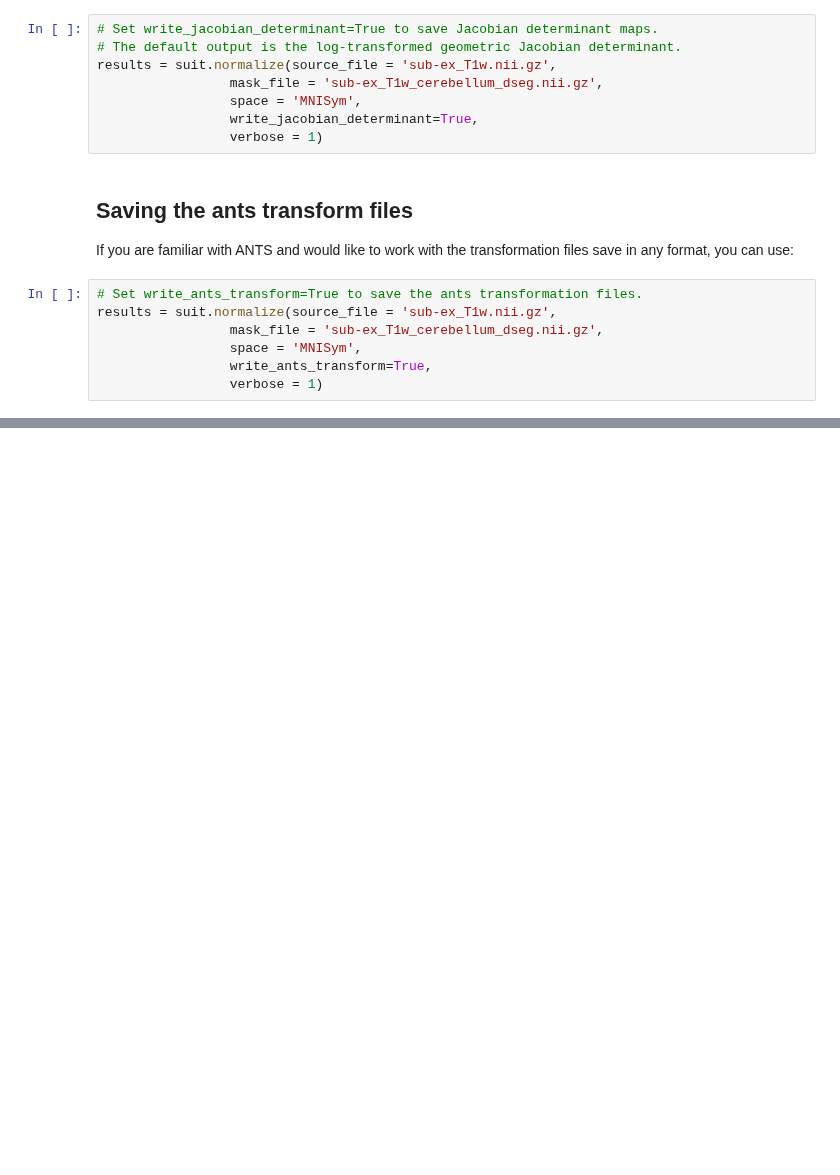
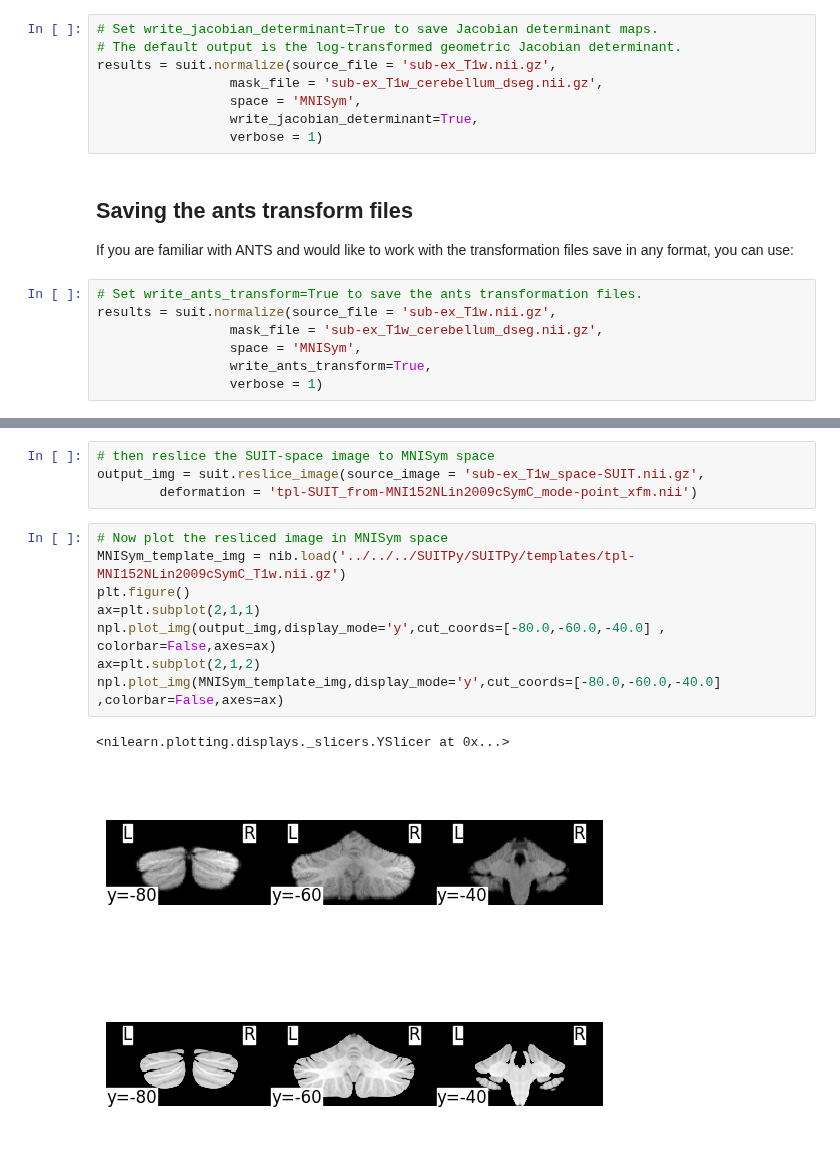
Before and after one commit to DiedrichsenLab/SUITPy, a Jupyter notebook: docs/source/tutorials/3.normalize_example.ipynb, the cells around one changed output, grey strips where cells are left out. Cells and saved outputs as stored; diff of their text form; blank space fills up the shorter version.

```diff
--- a/docs/source/tutorials/3.normalize_example.ipynb
+++ b/docs/source/tutorials/3.normalize_example.ipynb
@@ -79,0 +112,15 @@ Show how to transform data from SUIT to MNI or MNISym space
+# %%
+# then reslice the SUIT-space image to MNISym space
+output_img = suit.reslice_image(source_image = 'sub-ex_T1w_space-SUIT.nii.gz',
+        deformation = 'tpl-SUIT_from-MNI152NLin2009cSymC_mode-point_xfm.nii')
+# %%
+# Now plot the resliced image in MNISym space
+MNISym_template_img = nib.load('../../../SUITPy/SUITPy/templates/tpl-MNI152NLin2009cSymC_T1w.nii.gz')
+plt.figure()
+ax=plt.subplot(2,1,1)
+npl.plot_img(output_img,display_mode='y',cut_coords=[-80.0,-60.0,-40.0] , colorbar=False,axes=ax)
+ax=plt.subplot(2,1,2)
+npl.plot_img(MNISym_template_img,display_mode='y',cut_coords=[-80.0,-60.0,-40.0] ,colorbar=False,axes=ax)
+# %% [output]
+<nilearn.plotting.displays._slicers.YSlicer at 0x...>
+[figure, added]
```
Also changed, not shown: parts of 4 cells of this notebook.
